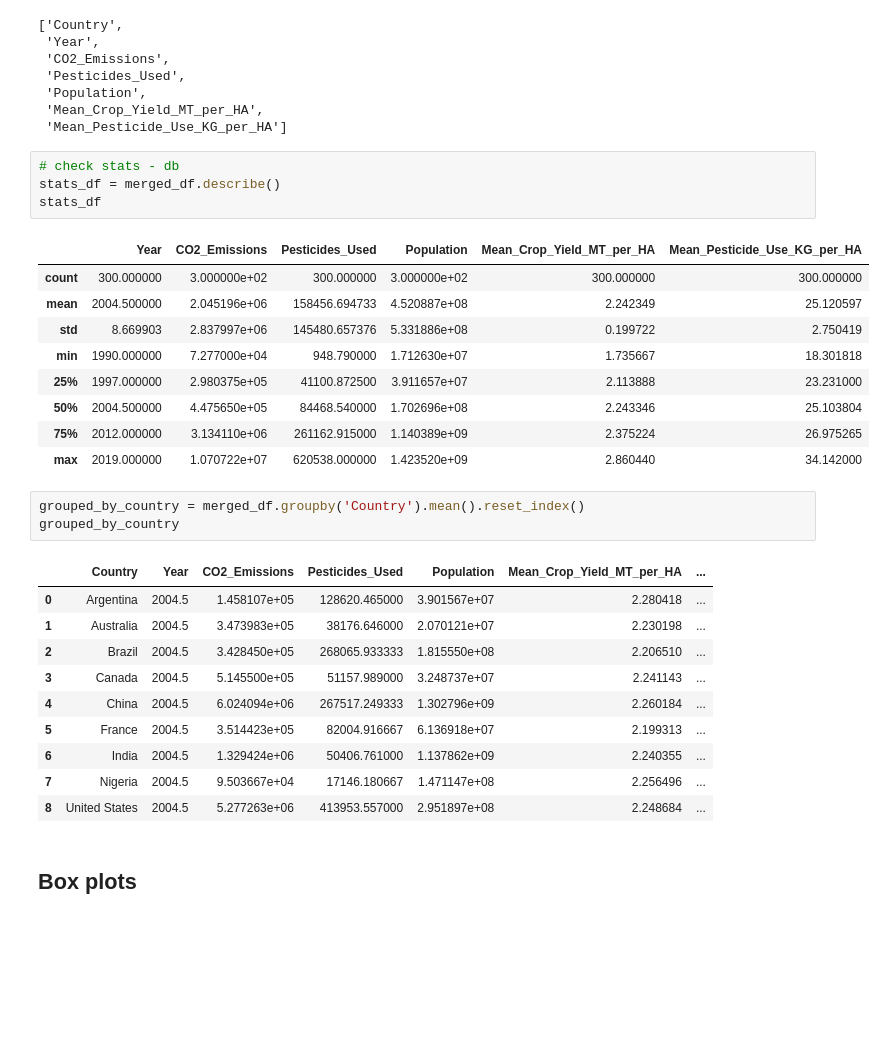
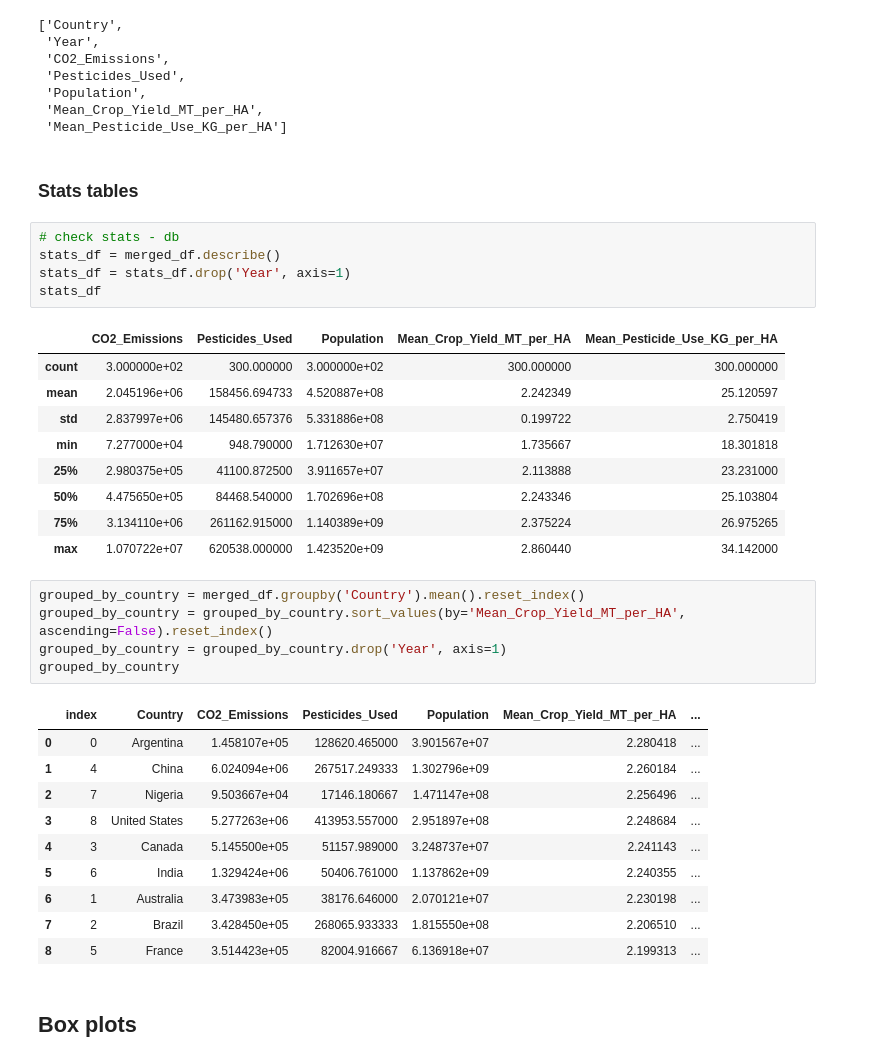
Before and after one commit to EdGonz44/Project-3, a Jupyter notebook: jenny-folder/code-jj2.ipynb, the cells around one changed output. Saved outputs shown, nothing was run; the diff lists cells and outputs as text; blank space fills up the shorter version.

```diff
--- a/jenny-folder/code-jj2.ipynb
+++ b/jenny-folder/code-jj2.ipynb
@@ -256,34 +257,39 @@ merged_cols
  'Population',
  'Mean_Crop_Yield_MT_per_HA',
  'Mean_Pesticide_Use_KG_per_HA']
+# %% [markdown]
+### Stats tables
 # %%
 # check stats - db
 stats_df = merged_df.describe()
+stats_df = stats_df.drop('Year', axis=1)
 stats_df
 # %% [output]
-|  | Year | CO2_Emissions | Pesticides_Used | Population | Mean_Crop_Yield_MT_per_HA | Mean_Pesticide_Use_KG_per_HA |
-| count | 300.000000 | 3.000000e+02 | 300.000000 | 3.000000e+02 | 300.000000 | 300.000000 |
-| mean | 2004.500000 | 2.045196e+06 | 158456.694733 | 4.520887e+08 | 2.242349 | 25.120597 |
-| std | 8.669903 | 2.837997e+06 | 145480.657376 | 5.331886e+08 | 0.199722 | 2.750419 |
-| min | 1990.000000 | 7.277000e+04 | 948.790000 | 1.712630e+07 | 1.735667 | 18.301818 |
-| 25% | 1997.000000 | 2.980375e+05 | 41100.872500 | 3.911657e+07 | 2.113888 | 23.231000 |
-| 50% | 2004.500000 | 4.475650e+05 | 84468.540000 | 1.702696e+08 | 2.243346 | 25.103804 |
-| 75% | 2012.000000 | 3.134110e+06 | 261162.915000 | 1.140389e+09 | 2.375224 | 26.975265 |
-| max | 2019.000000 | 1.070722e+07 | 620538.000000 | 1.423520e+09 | 2.860440 | 34.142000 |
+|  | CO2_Emissions | Pesticides_Used | Population | Mean_Crop_Yield_MT_per_HA | Mean_Pesticide_Use_KG_per_HA |
+| count | 3.000000e+02 | 300.000000 | 3.000000e+02 | 300.000000 | 300.000000 |
+| mean | 2.045196e+06 | 158456.694733 | 4.520887e+08 | 2.242349 | 25.120597 |
+| std | 2.837997e+06 | 145480.657376 | 5.331886e+08 | 0.199722 | 2.750419 |
+| min | 7.277000e+04 | 948.790000 | 1.712630e+07 | 1.735667 | 18.301818 |
+| 25% | 2.980375e+05 | 41100.872500 | 3.911657e+07 | 2.113888 | 23.231000 |
+| 50% | 4.475650e+05 | 84468.540000 | 1.702696e+08 | 2.243346 | 25.103804 |
+| 75% | 3.134110e+06 | 261162.915000 | 1.140389e+09 | 2.375224 | 26.975265 |
+| max | 1.070722e+07 | 620538.000000 | 1.423520e+09 | 2.860440 | 34.142000 |
 # %%
 grouped_by_country = merged_df.groupby('Country').mean().reset_index()
+grouped_by_country = grouped_by_country.sort_values(by='Mean_Crop_Yield_MT_per_HA', ascending=False).reset_index()
+grouped_by_country = grouped_by_country.drop('Year', axis=1)
 grouped_by_country
 # %% [output]
-|  | Country | Year | CO2_Emissions | Pesticides_Used | Population | Mean_Crop_Yield_MT_per_HA | ... |
-| 0 | Argentina | 2004.5 | 1.458107e+05 | 128620.465000 | 3.901567e+07 | 2.280418 | ... |
-| 1 | Australia | 2004.5 | 3.473983e+05 | 38176.646000 | 2.070121e+07 | 2.230198 | ... |
-| 2 | Brazil | 2004.5 | 3.428450e+05 | 268065.933333 | 1.815550e+08 | 2.206510 | ... |
-| 3 | Canada | 2004.5 | 5.145500e+05 | 51157.989000 | 3.248737e+07 | 2.241143 | ... |
-| 4 | China | 2004.5 | 6.024094e+06 | 267517.249333 | 1.302796e+09 | 2.260184 | ... |
-| 5 | France | 2004.5 | 3.514423e+05 | 82004.916667 | 6.136918e+07 | 2.199313 | ... |
-| 6 | India | 2004.5 | 1.329424e+06 | 50406.761000 | 1.137862e+09 | 2.240355 | ... |
-| 7 | Nigeria | 2004.5 | 9.503667e+04 | 17146.180667 | 1.471147e+08 | 2.256496 | ... |
-| 8 | United States | 2004.5 | 5.277263e+06 | 413953.557000 | 2.951897e+08 | 2.248684 | ... |
+|  | index | Country | CO2_Emissions | Pesticides_Used | Population | Mean_Crop_Yield_MT_per_HA | ... |
+| 0 | 0 | Argentina | 1.458107e+05 | 128620.465000 | 3.901567e+07 | 2.280418 | ... |
+| 1 | 4 | China | 6.024094e+06 | 267517.249333 | 1.302796e+09 | 2.260184 | ... |
+| 2 | 7 | Nigeria | 9.503667e+04 | 17146.180667 | 1.471147e+08 | 2.256496 | ... |
+| 3 | 8 | United States | 5.277263e+06 | 413953.557000 | 2.951897e+08 | 2.248684 | ... |
+| 4 | 3 | Canada | 5.145500e+05 | 51157.989000 | 3.248737e+07 | 2.241143 | ... |
+| 5 | 6 | India | 1.329424e+06 | 50406.761000 | 1.137862e+09 | 2.240355 | ... |
+| 6 | 1 | Australia | 3.473983e+05 | 38176.646000 | 2.070121e+07 | 2.230198 | ... |
+| 7 | 2 | Brazil | 3.428450e+05 | 268065.933333 | 1.815550e+08 | 2.206510 | ... |
+| 8 | 5 | France | 3.514423e+05 | 82004.916667 | 6.136918e+07 | 2.199313 | ... |
 # %% [markdown]
 ## Box plots
 # %%
```
Also changed, not shown: parts of 8 cells of this notebook.
